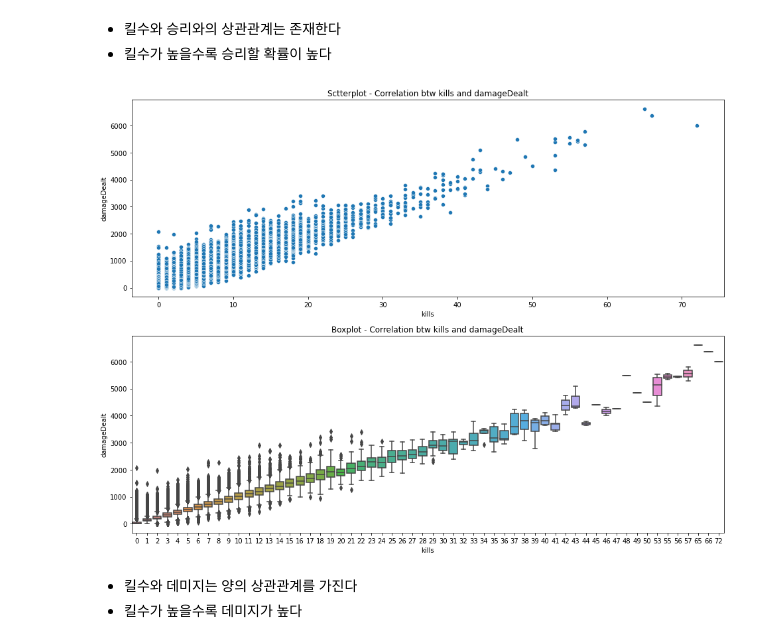
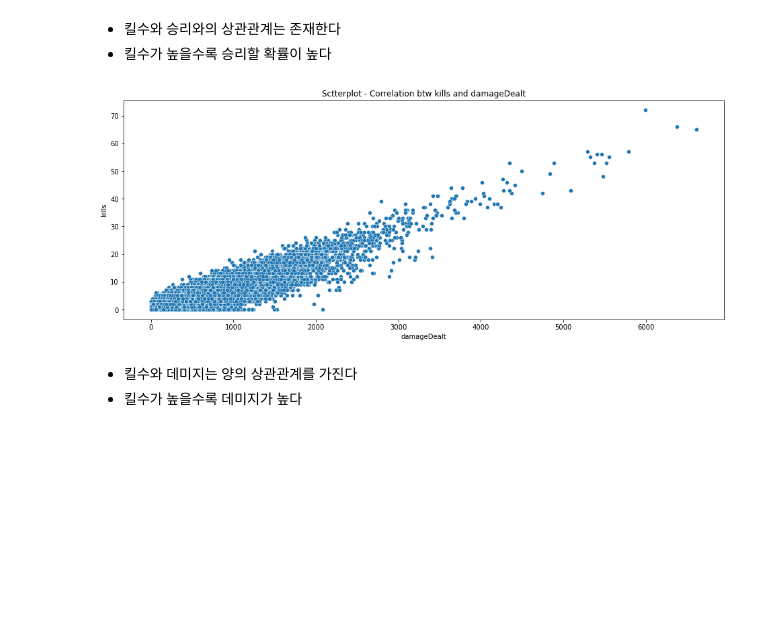
Before and after one commit to Modelling-project/pubg_modelling, a Jupyter notebook: pubg_modelling.ipynb, the cells around one changed output. Cells and saved outputs as stored; diff of their text form; code cells hidden in the pictures; blank space fills up the shorter version.

```diff
--- a/pubg_modelling.ipynb
+++ b/pubg_modelling.ipynb
@@ -269,16 +276,12 @@ plt.show()
 - 킬수와 승리와의 상관관계는 존재한다
 - 킬수가 높을수록 승리할 확률이 높다
 # %%
-plt.figure(figsize=(16,12))
-plt.subplot(211)
-sns.scatterplot(data=train, x="kills", y="damageDealt")
+plt.figure(figsize=(16,6))
+sns.scatterplot(data=train, x="damageDealt", y="kills")
 plt.title("Sctterplot - Correlation btw kills and damageDealt")
-plt.subplot(212)
-sns.boxplot(data=train, x="kills", y="damageDealt")
-plt.title("Boxplot - Correlation btw kills and damageDealt")
 plt.show()
 # %% [output]
-[figure, old version]
+[figure, new version]
 # %% [markdown]
 - 킬수와 데미지는 양의 상관관계를 가진다
 - 킬수가 높을수록 데미지가 높다
```
Also changed, not shown: parts of 20 cells of this notebook, 1 other file.
